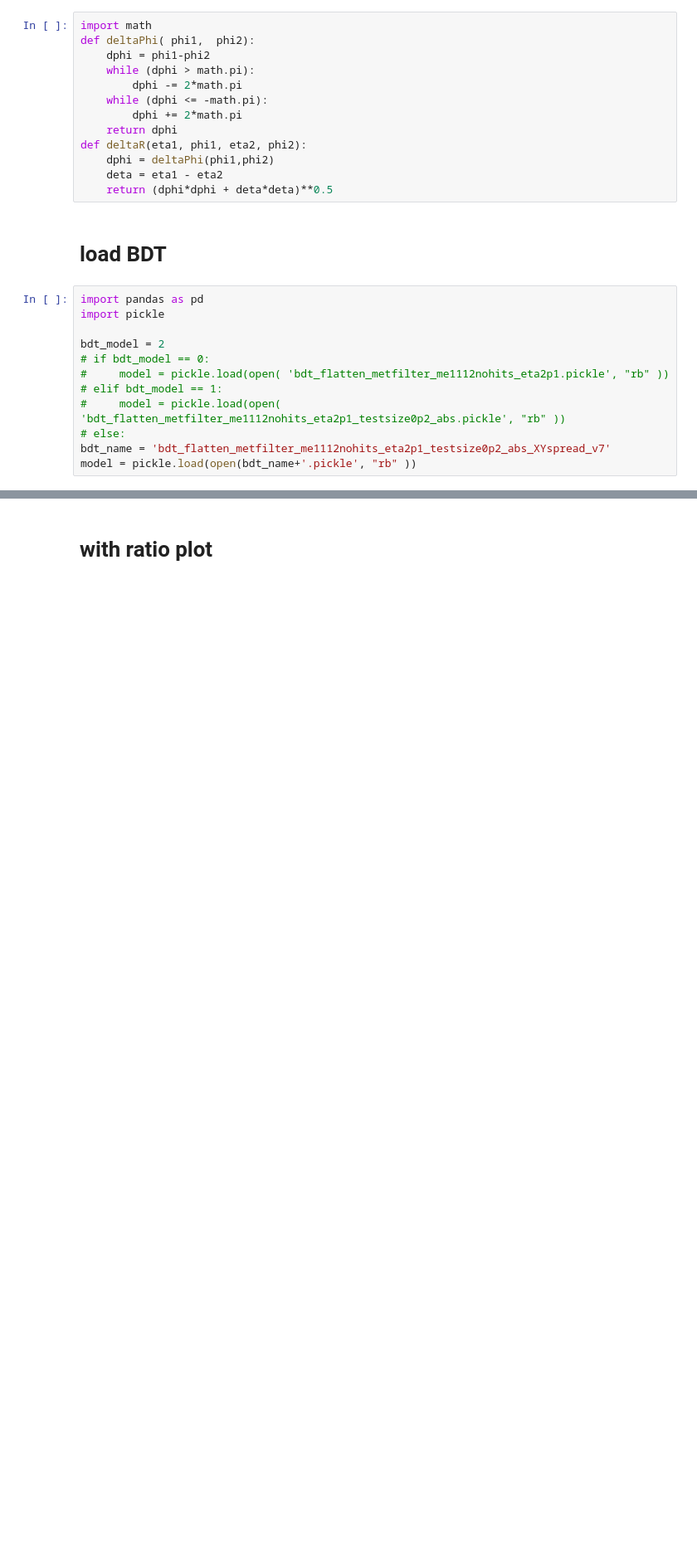
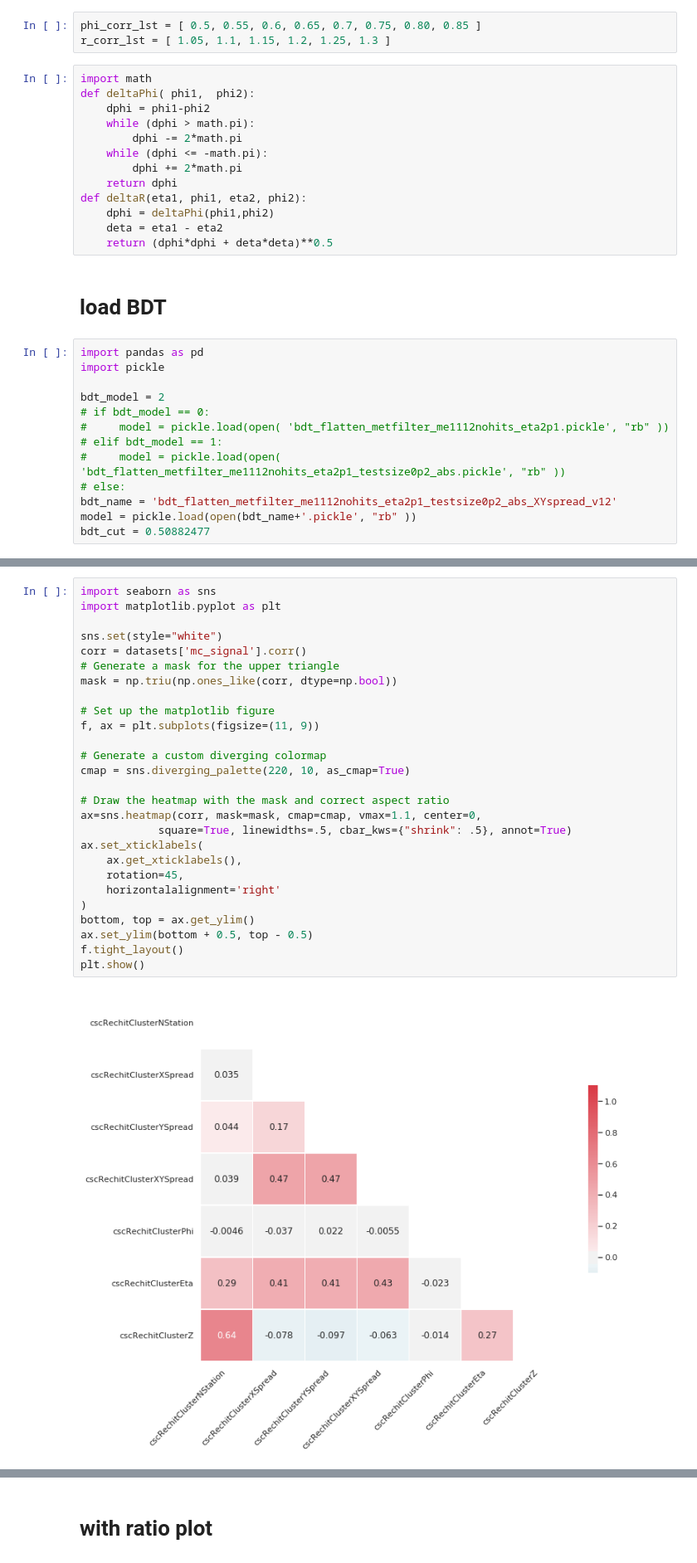
Before and after one commit to cms-lpc-llp/delayed_jet_analyzer, a Jupyter notebook: plot_scripts/MuonSystem_Analysis/MuonSystem_plots-DataMC_BDTvar.ipynb, the cells around one changed output, grey strips where cells are left out. Shown at 83% size. Saved outputs shown, nothing was run; the diff lists cells and outputs as text; blank space fills up the shorter version.

Commit message:
update mc corr nb

```diff
--- a/plot_scripts/MuonSystem_Analysis/MuonSystem_plots-DataMC_BDTvar.ipynb
+++ b/plot_scripts/MuonSystem_Analysis/MuonSystem_plots-DataMC_BDTvar.ipynb
@@ -69,3 +86,6 @@ data /mnt/hadoop//store/group/phys_exotica/delayedjets/displacedJetMuonAnalyzer/
+# %%
+phi_corr_lst = [ 0.5, 0.55, 0.6, 0.65, 0.7, 0.75, 0.80, 0.85 ]
+r_corr_lst = [ 1.05, 1.1, 1.15, 1.2, 1.25, 1.3 ]
 # %%
 import math
 def deltaPhi( phi1,  phi2):
@@ -91,5 +111,6 @@ bdt_model = 2
 # elif bdt_model == 1:
 #     model = pickle.load(open( 'bdt_flatten_metfilter_me1112nohits_eta2p1_testsize0p2_abs.pickle', "rb" ))
 # else:
-bdt_name = 'bdt_flatten_metfilter_me1112nohits_eta2p1_testsize0p2_abs_XYspread_v7'
+bdt_name = 'bdt_flatten_metfilter_me1112nohits_eta2p1_testsize0p2_abs_XYspread_v12'
 model = pickle.load(open(bdt_name+'.pickle', "rb" ))
+bdt_cut = 0.50882477
@@ -331,0 +528,29 @@ print(np.array(cscRechitClusterJetPhi[k])[bdt_score[k]<0.1])
+# %%
+import seaborn as sns
+import matplotlib.pyplot as plt
+
+sns.set(style="white")
+corr = datasets['mc_signal'].corr()
+# Generate a mask for the upper triangle
+mask = np.triu(np.ones_like(corr, dtype=np.bool))
+
+# Set up the matplotlib figure
+f, ax = plt.subplots(figsize=(11, 9))
+
+# Generate a custom diverging colormap
+cmap = sns.diverging_palette(220, 10, as_cmap=True)
+
+# Draw the heatmap with the mask and correct aspect ratio
+ax=sns.heatmap(corr, mask=mask, cmap=cmap, vmax=1.1, center=0,
+            square=True, linewidths=.5, cbar_kws={"shrink": .5}, annot=True)
+ax.set_xticklabels(
+    ax.get_xticklabels(),
+    rotation=45,
+    horizontalalignment='right'
+)
+bottom, top = ax.get_ylim()
+ax.set_ylim(bottom + 0.5, top - 0.5)
+f.tight_layout()
+plt.show()
+# %% [output]
+[figure, added]
```
Also changed, not shown: parts of 17 cells of this notebook.
